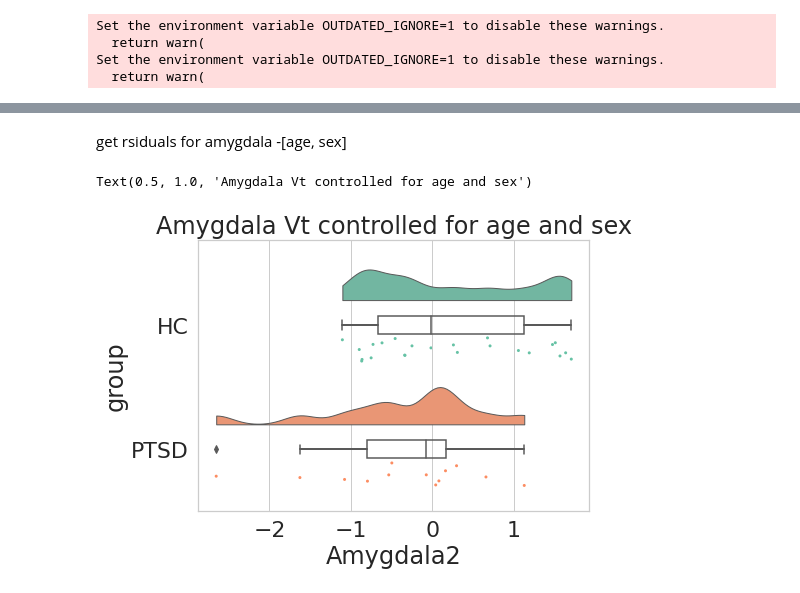
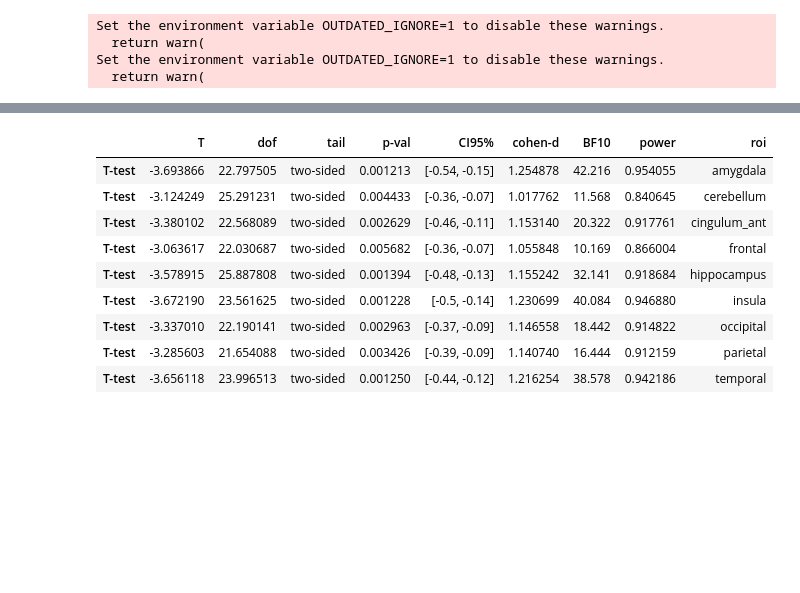
Before and after one commit to KoremNSN/CB1rPTSD, a Jupyter notebook: HC_PTSD_amygdala.ipynb, the cells around one changed output, grey strips where cells are left out. Saved outputs shown, nothing was run; the diff lists cells and outputs as text; code cells hidden in the pictures; blank space fills up the shorter version.

```diff
--- a/HC_PTSD_amygdala.ipynb
+++ b/HC_PTSD_amygdala.ipynb
@@ -82,5 +256,3 @@ Set the environment variable OUTDATED_IGNORE=1 to disable these warnings.
   return warn(
 Set the environment variable OUTDATED_IGNORE=1 to disable these warnings.
   return warn(
-# %%
-data['sexint'] = np.where(data['sex'] == "f", 0, 1)
@@ -143,9 +258,0 @@ Get residuals amygdala-age
-# %%
-x = data['amygdala']
-z = data['age']
-
-x = sm.add_constant(x)
-model = sm.OLS(z, x).fit()
-influence = model.get_influence()
-
-data['Amygdala'] = influence.resid_studentized_internal
@@ -167,29 +259,21 @@ Text(0.5, 1.0, 'Amygdala Vt controlled for sex')
-# %% [markdown]
-get rsiduals for amygdala -[age, sex]
-# %%
-X = data[['sexint', 'age']]   # independent variables
-y = data['amygdala']   # dependent variables
-
-# to get intercept -- this is optional
-X = sm.add_constant(X)
-
-# fit the regression model
-model = sm.OLS(y, X).fit()
-influence = model.get_influence()
-
-data['Amygdala2'] = influence.resid_studentized_internal
-# %%
-dx = "group"
-dy = "Amygdala2"
-ort = "h"
-pal = "Set2"
-sigma = .2
-
-f, ax = plt.subplots(figsize=(7, 5))
-
-ax = pt.RainCloud(x = dx, y = dy, data = data, palette = pal,
-      bw = sigma, width_viol = .6, ax = ax, orient = ort, move = .2)
-plt.title("Amygdala Vt controlled for age and sex")
-# %% [output]
-Text(0.5, 1.0, 'Amygdala Vt controlled for age and sex')
-[figure, removed]
+# %%
+ttest = pd.DataFrame()
+for roi in ROIs:
+    tPTSD = data[roi][data['group'] == 1]
+    tHC   = data[roi][data['group'] == 0]
+
+    t = pg.ttest(tPTSD, tHC, paired=False)
+    t['roi'] = roi
+    ttest = ttest.append(t)
+ttest
+# %% [output]
+|  | T | dof | tail | p-val | CI95% | cohen-d | BF10 | power | roi |
+| T-test | -3.693866 | 22.797505 | two-sided | 0.001213 | [-0.54, -0.15] | 1.254878 | 42.216 | 0.954055 | amygdala |
+| T-test | -3.124249 | 25.291231 | two-sided | 0.004433 | [-0.36, -0.07] | 1.017762 | 11.568 | 0.840645 | cerebellum |
+| T-test | -3.380102 | 22.568089 | two-sided | 0.002629 | [-0.46, -0.11] | 1.153140 | 20.322 | 0.917761 | cingulum_ant |
+| T-test | -3.063617 | 22.030687 | two-sided | 0.005682 | [-0.36, -0.07] | 1.055848 | 10.169 | 0.866004 | frontal |
+| T-test | -3.578915 | 25.887808 | two-sided | 0.001394 | [-0.48, -0.13] | 1.155242 | 32.141 | 0.918684 | hippocampus |
+| T-test | -3.672190 | 23.561625 | two-sided | 0.001228 | [-0.5, -0.14] | 1.230699 | 40.084 | 0.946880 | insula |
+| T-test | -3.337010 | 22.190141 | two-sided | 0.002963 | [-0.37, -0.09] | 1.146558 | 18.442 | 0.914822 | occipital |
+| T-test | -3.285603 | 21.654088 | two-sided | 0.003426 | [-0.39, -0.09] | 1.140740 | 16.444 | 0.912159 | parietal |
+| T-test | -3.656118 | 23.996513 | two-sided | 0.001250 | [-0.44, -0.12] | 1.216254 | 38.578 | 0.942186 | temporal |
```
Also changed, not shown: parts of 49 cells of this notebook.
